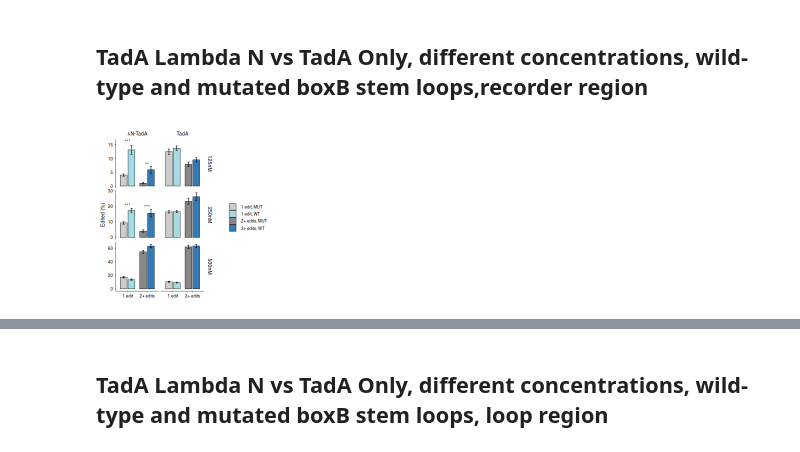
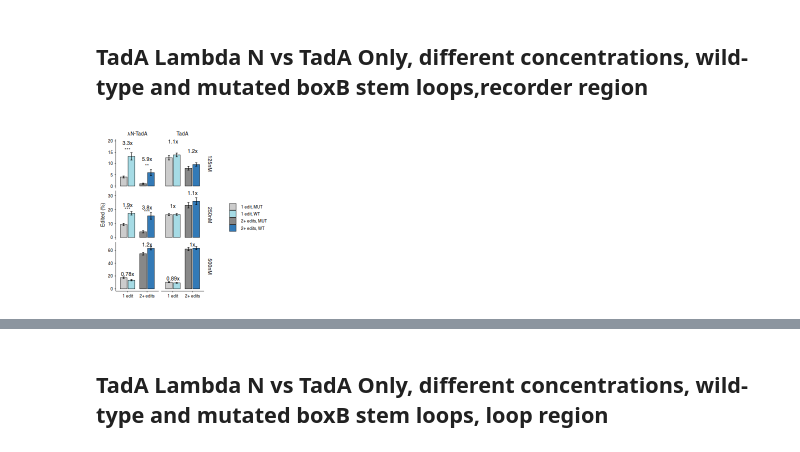
Before and after one commit to rasilab/bakker_2025, a Jupyter notebook: analysis/boxb_in_vitro_sequencing/scripts/generate_figure_2.ipynb, the cells around one changed output, grey strips where cells are left out. Drawn from its saved outputs; the diff is of its cells as text; code cells hidden in the pictures.

```diff
--- a/analysis/boxb_in_vitro_sequencing/scripts/generate_figure_2.ipynb
+++ b/analysis/boxb_in_vitro_sequencing/scripts/generate_figure_2.ipynb
@@ -149,7 +151,6 @@ boxb_wt_mut_stems <- list(wt = c(
 ## TadA Lambda N vs TadA Only, different concentrations, wild-type and mutated boxB stem loops,recorder region
 # %%
 options(repr.plot.width = 3, repr.plot.height = 3)
-
 # Process recorder data
 mean_editing_per_concentration <- target_data %>%
   filter(variable_type=="boxb", g_depleted == "no", tada_type %in% c("tada_only", "lambdaN"), condition == "37_2hr") %>%
@@ -164,6 +165,14 @@ mean_editing_per_concentration %>%
   mutate(across(c(mean, se), ~ signif(.x, 3))) %>%
   write_csv("../tables/fig2b_recorder.csv")
 
+# Calculate fold change WT/MUT for each pair
+fold_change_df <- mean_editing_per_concentration %>%
+  select(tada_type, tada_conc, edit_type, insert_type, mean) %>%
+  pivot_wider(names_from = insert_type, values_from = mean) %>%
+  mutate(fold_change = wt / mut) %>%
+  mutate(label = paste0(signif(fold_change, 2), "x")) %>%
+  mutate(y.position = pmax(wt, mut) + 6)
+
 # Statistical tests
 stat_data <- target_data %>%
   filter(variable_type=="boxb", g_depleted == "no", tada_type %in% c("tada_only", "lambdaN"), condition == "37_2hr") %>%
@@ -177,7 +186,7 @@ stat_data <- target_data %>%
          significance = case_when(p_adj < 0.001 ~ "***", p_adj < 0.01 ~ "**",
                                  p_adj < 0.05 ~ "*", TRUE ~ "ns")) %>%
   left_join(mean_editing_per_concentration %>% group_by(tada_type, tada_conc, edit_type) %>%
-            summarize(y.position = max(mean + se) * 1.1, .groups = "drop"),
+            summarize(y.position = max(mean) + 3, .groups = "drop"),
             by = c("tada_type", "tada_conc", "edit_type")) %>%
   mutate(group1 = "mut", group2 = "wt", label = significance)
 
@@ -197,31 +206,38 @@ mean_editing_per_concentration %>%
                     labels = c("frac_1edit_mut" = "1 edit, MUT", "frac_1edit_wt" = "1 edit, WT",
                               "frac_2edit_mut" = "2+ edits, MUT", "frac_2edit_wt" = "2+ edits, WT"),
                     name = NULL) +
   labs(x = NULL, y = "Edited (%)") +
   theme_classic() +
   theme(
     axis.text.x = element_text(angle = 0, hjust = 0.5, size = 5, color = "black"),
     axis.text.y = element_text(size = 5, color = "black"),
     axis.title = element_text(size = 6, color = "black"),
     legend.text = element_text(size = 5, color = "black"),
     strip.text = element_text(size = 6, color = "black"),
     panel.spacing = unit(0.2, "lines"),
     legend.position = "right",
     legend.key.size = unit(0.3, "cm"),
     axis.line = element_line(linewidth = 0.2, color = "black"),
     axis.ticks = element_line(linewidth = 0.2, color = "black"),
     axis.ticks.length = unit(0.05, "cm"),
     strip.background = element_blank(),
     panel.background = element_rect(fill = "white"),
     plot.background = element_rect(fill = "white"),
     plot.margin = margin(2, 2, 2, 2, "mm")
   ) +
   stat_pvalue_manual(
     data = stat_data %>% filter(significance != "ns"),
     x = "edit_type", y.position = "y.position",
     tip.length = 0.01, size = 2, inherit.aes = FALSE
+  ) +
+  geom_text(
+    data = fold_change_df,
+    aes(x = edit_type, y = y.position, label = label),
+    inherit.aes = FALSE,
+    size = 2.2
   )
 
+
 ggsave("../figures/fig2b_recorder.pdf", width = 3, height = 3, units = "in", dpi = 600)
 # %% [output]
-[figure, old version]
+[figure, new version]
```
Also changed, not shown: parts of 5 cells of this notebook.
